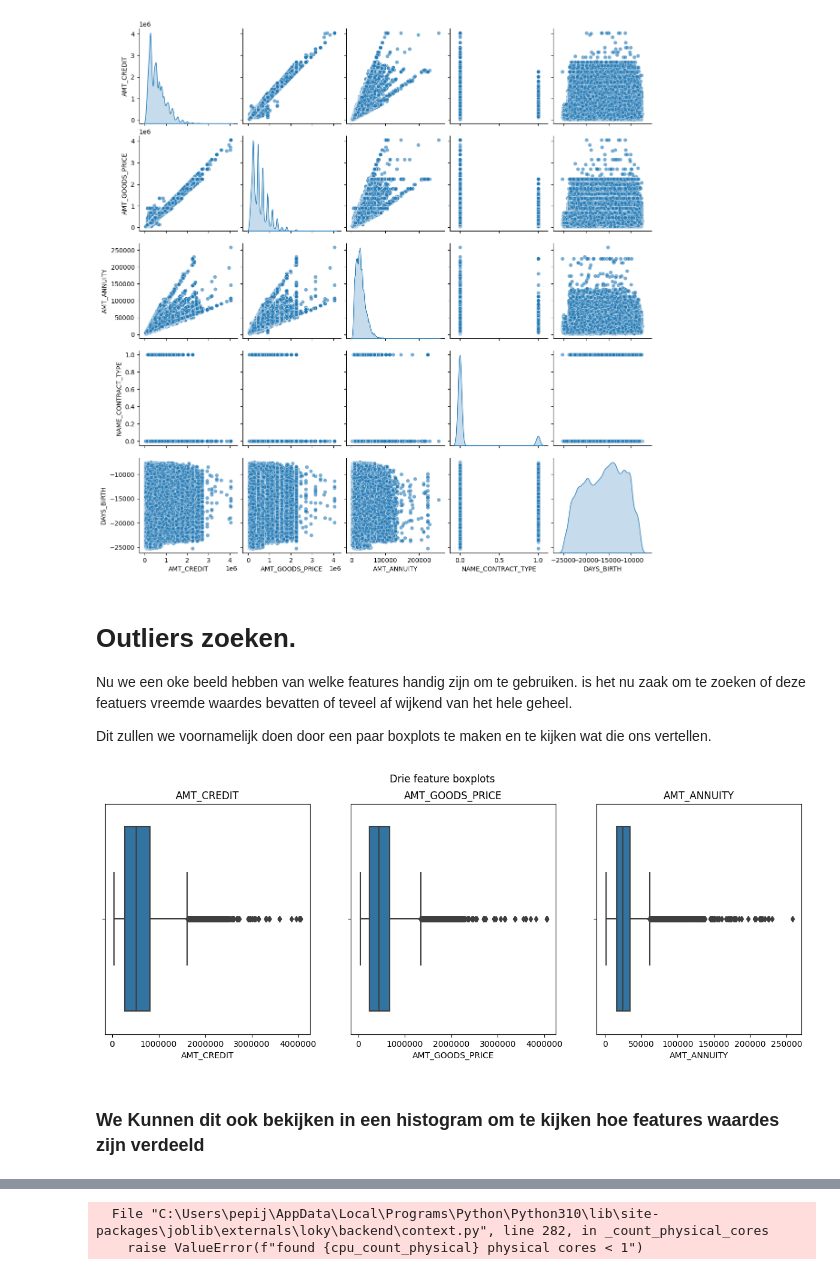
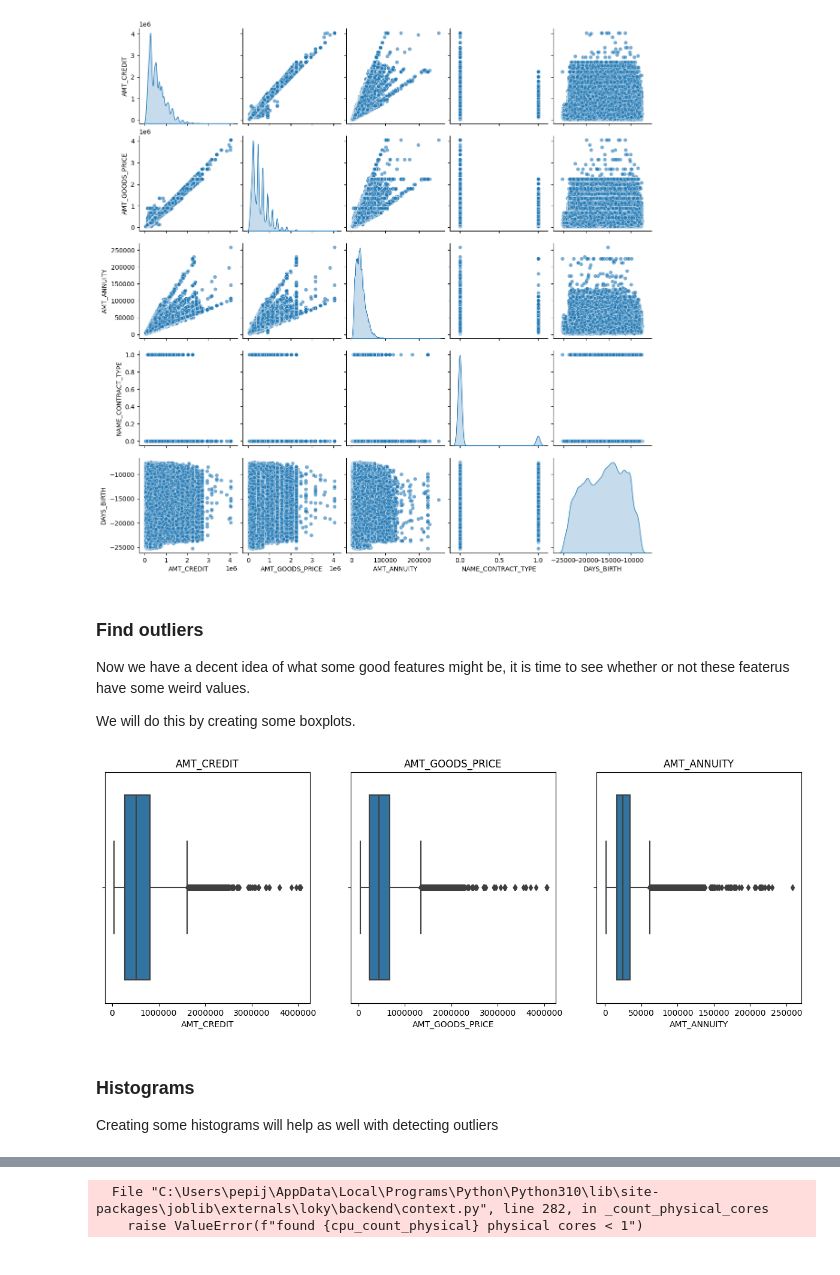
Before and after one commit to PepijnDevue/CM, a Jupyter notebook: question3.ipynb, the cells around one changed output, grey strips where cells are left out. Cells and saved outputs as stored; diff of their text form; code cells hidden in the pictures.

```diff
--- a/question3.ipynb
+++ b/question3.ipynb
@@ -155,35 +138,33 @@ plt.show()
 # %% [output]
 [figure]
 # %% [markdown]
-# Outliers zoeken.
+### Find outliers
+Now we have a decent idea of what some good features might be, it is time to see whether or not these featerus have some weird values.
 
-Nu we een oke beeld hebben van welke features handig zijn om te gebruiken. is het nu zaak om te zoeken of deze featuers vreemde waardes bevatten of teveel af wijkend van het hele geheel.
-
-Dit zullen we voornamelijk doen door een paar boxplots te maken en te kijken wat die ons vertellen.
+We will do this by creating some boxplots.
 # %%
-# Maak een figuur met drie subplots naast elkaar
+# Create a figure with 3 plots alongside eachother
 fig, axes = plt.subplots(1, 3, figsize=(15, 5))
 
-# Eerste boxplot
+# First boxplot
 sns.boxplot(x=app_data['AMT_CREDIT'], ax=axes[0])
 axes[0].set_title('AMT_CREDIT')
 axes[0].get_xaxis().get_major_formatter().set_scientific(False)
 
-# Tweede boxplot
+# Second boxplot
 sns.boxplot(x=app_data['AMT_GOODS_PRICE'], ax=axes[1])
 axes[1].set_title('AMT_GOODS_PRICE')
 axes[1].get_xaxis().get_major_formatter().set_scientific(False)
 
-# Derde boxplot
+# Third boxplot
 sns.boxplot(x=app_data['AMT_ANNUITY'], ax=axes[2])
 axes[2].set_title('AMT_ANNUITY')
 axes[2].get_xaxis().get_major_formatter().set_scientific(False)
 
-# voegt een titel toe aan de hele figuur
-fig.suptitle('Drie feature boxplots')
 plt.show()
 # %% [output]
-[figure, old version]
+[figure, new version]
 # %% [markdown]
-### We Kunnen dit ook bekijken in een histogram om te kijken hoe features waardes zijn verdeeld
+### Histograms
+Creating some histograms will help as well with detecting outliers
 # %%
```
Also changed, not shown: parts of 48 cells of this notebook, 2 other files.
